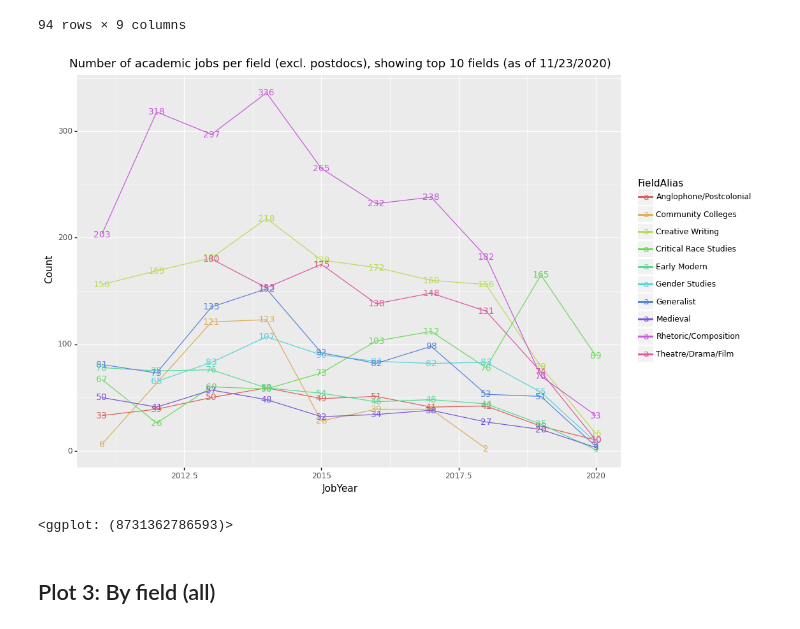
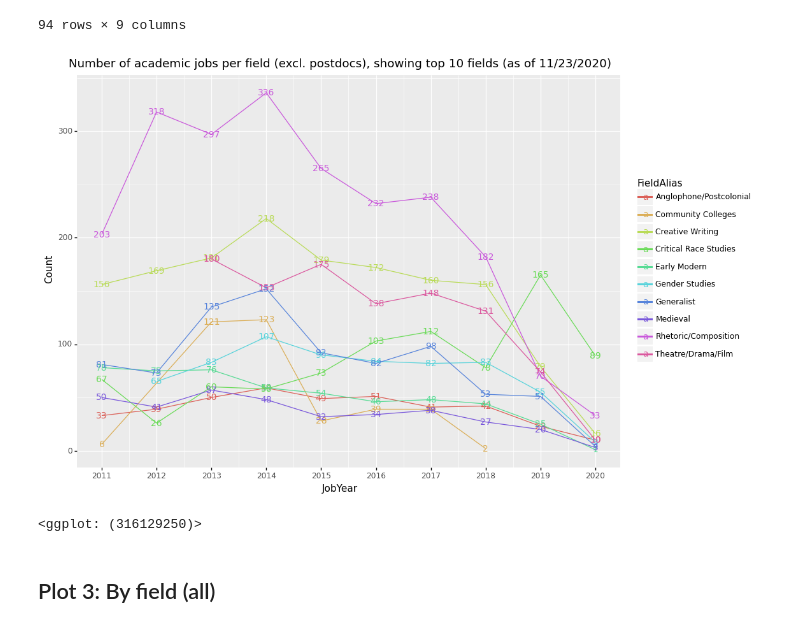
Before and after one commit to quadrismegistus/jobcensus, a Jupyter notebook: plot/plotjobs.ipynb, the cells around one changed output. Cells and saved outputs as stored; diff of their text form; code cells hidden in the pictures.

```diff
--- a/plot/plotjobs.ipynb
+++ b/plot/plotjobs.ipynb
@@ -12,6 +14,7 @@ p9.options.figure_size=(11,8)
 df_all = pd.read_csv('../synthesis/data.jobcensus.synthesized.2020-11-23.csv')
 df_alias = pd.read_csv('../synthesis/data.jobcensus.field_aliases.csv')
 df=df_all.merge(df_alias,on='JobField')
+df['JobYear']=df['JobYear'].apply(int)
 df
 # %% [output]
 |  | JobTitle | JobYear | JobLink | JobType | JobField | JobSource | JobLink_norm | FieldAlias | Count |
@@ -110,15 +132,16 @@ df_top10
 # %%
 fig=(
     p9.ggplot(p9.aes(x='JobYear',y='Count',color='FieldAlias'), df_top10)
     + p9.geom_line()
     + p9.geom_text(p9.aes(label='Count'), size=10)
+    + p9.scale_x_continuous(breaks=range(2011,2021))
     + p9.ggtitle('Number of academic jobs per field (excl. postdocs), showing top 10 fields (as of 11/23/2020)')
 )
-fig.save('figures/fig2.num_jobs_per_field_top10.png')
+fig.save('figures/fig2.num_jobs_per_field_top10.png',dpi=300)
 fig
 # %% [output]
-[figure, old version]
+[figure, new version]
-<ggplot: (8731362786593)>
+<ggplot: (316129250)>
 # %% [markdown]
 ## Plot 3: By field (all)
 # %%
```
Also changed, not shown: parts of 8 cells of this notebook, 13 other files.
